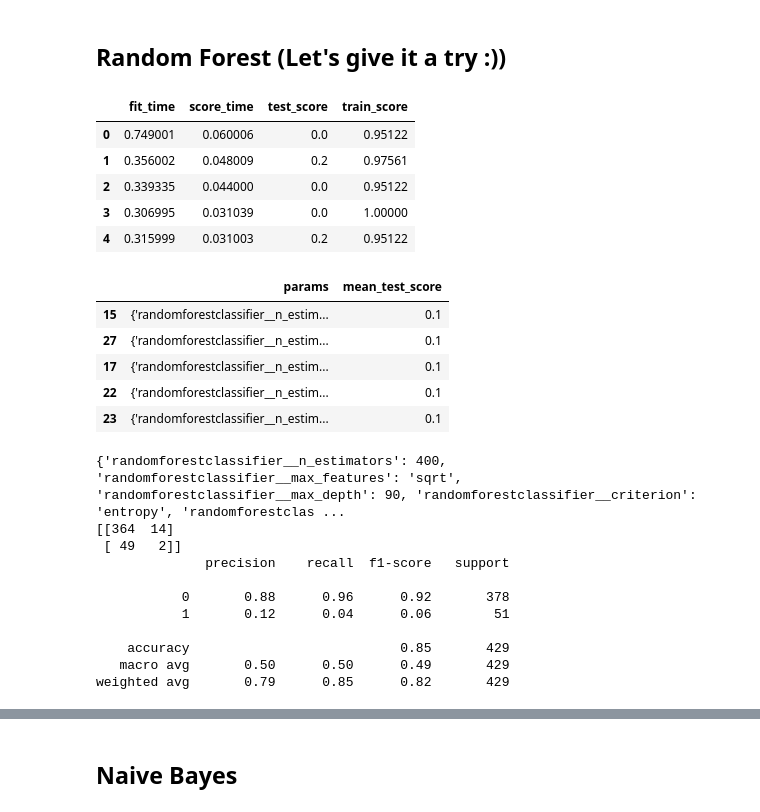
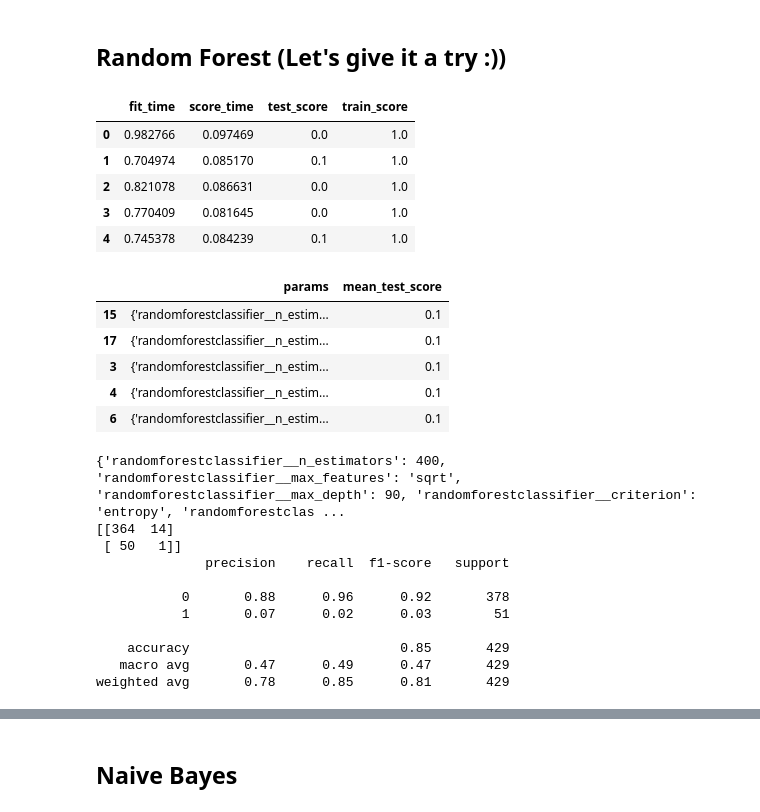
Before and after one commit to UBC-MDS/cervical-cancer-risk, a Jupyter notebook: ml-draft.ipynb, the cells around one changed output, grey strips where cells are left out. Cells and saved outputs as stored; diff of their text form; code cells hidden in the pictures.

```diff
--- a/ml-draft.ipynb
+++ b/ml-draft.ipynb
@@ -281,16 +281,16 @@ pr_curve( precision, recall)
 ## Random Forest (Let's give it a try :))
 # %%
 from sklearn.ensemble import RandomForestClassifier
-pipe_rfc = make_pipeline( column_transformer, RandomForestClassifier( random_state = 123))
+pipe_rfc = make_pipeline( column_transformer, RandomForestClassifier( class_weight = 'balanced', random_state = 123))
 cv_result = cross_validate( pipe_rfc, X_train, y_train, cv = 5, return_train_score = True, scoring = 'recall')
 pd.DataFrame( cv_result)
 # %% [output]
 |  | fit_time | score_time | test_score | train_score |
-| 0 | 0.749001 | 0.060006 | 0.0 | 0.95122 |
-| 1 | 0.356002 | 0.048009 | 0.2 | 0.97561 |
-| 2 | 0.339335 | 0.044000 | 0.0 | 0.95122 |
-| 3 | 0.306995 | 0.031039 | 0.0 | 1.00000 |
-| 4 | 0.315999 | 0.031003 | 0.2 | 0.95122 |
+| 0 | 0.982766 | 0.097469 | 0.0 | 1.0 |
+| 1 | 0.704974 | 0.085170 | 0.1 | 1.0 |
+| 2 | 0.821078 | 0.086631 | 0.0 | 1.0 |
+| 3 | 0.770409 | 0.081645 | 0.0 | 1.0 |
+| 4 | 0.745378 | 0.084239 | 0.1 | 1.0 |
 # %%
 param_dist = {
     'randomforestclassifier__n_estimators': [ 100*x for x in range( 1, 11)],
@@ -311,10 +311,10 @@ results[ ['params', 'mean_test_score']].sort_values( 'mean_test_score', ascendin
 # %% [output]
 |  | params | mean_test_score |
 | 15 | {'randomforestclassifier__n_estim... | 0.1 |
-| 27 | {'randomforestclassifier__n_estim... | 0.1 |
 | 17 | {'randomforestclassifier__n_estim... | 0.1 |
-| 22 | {'randomforestclassifier__n_estim... | 0.1 |
-| 23 | {'randomforestclassifier__n_estim... | 0.1 |
+| 3 | {'randomforestclassifier__n_estim... | 0.1 |
+| 4 | {'randomforestclassifier__n_estim... | 0.1 |
+| 6 | {'randomforestclassifier__n_estim... | 0.1 |
 # %%
 print( results[ ['params', 'mean_test_score']].sort_values( 'mean_test_score', ascending = False).iloc[ 0, 0])
 y_hat = random_search.predict( X_test)
@@ -323,15 +323,15 @@ print( classification_report( y_test, y_hat))
 # %% [output]
 {'randomforestclassifier__n_estimators': 400, 'randomforestclassifier__max_features': 'sqrt', 'randomforestclassifier__max_depth': 90, 'randomforestclassifier__criterion': 'entropy', 'randomforestclas ...
 [[364  14]
- [ 49   2]]
+ [ 50   1]]
               precision    recall  f1-score   support
 
            0       0.88      0.96      0.92       378
-           1       0.12      0.04      0.06        51
+           1       0.07      0.02      0.03        51
 
     accuracy                           0.85       429
-   macro avg       0.50      0.50      0.49       429
-weighted avg       0.79      0.85      0.82       429
+   macro avg       0.47      0.49      0.47       429
+weighted avg       0.78      0.85      0.81       429
 # %%
 precision, recall, thresholds = precision_recall_curve( y_test, random_search.predict_proba( X_test)[:,1])
 # %%
```
Also changed, not shown: parts of 13 cells of this notebook.
